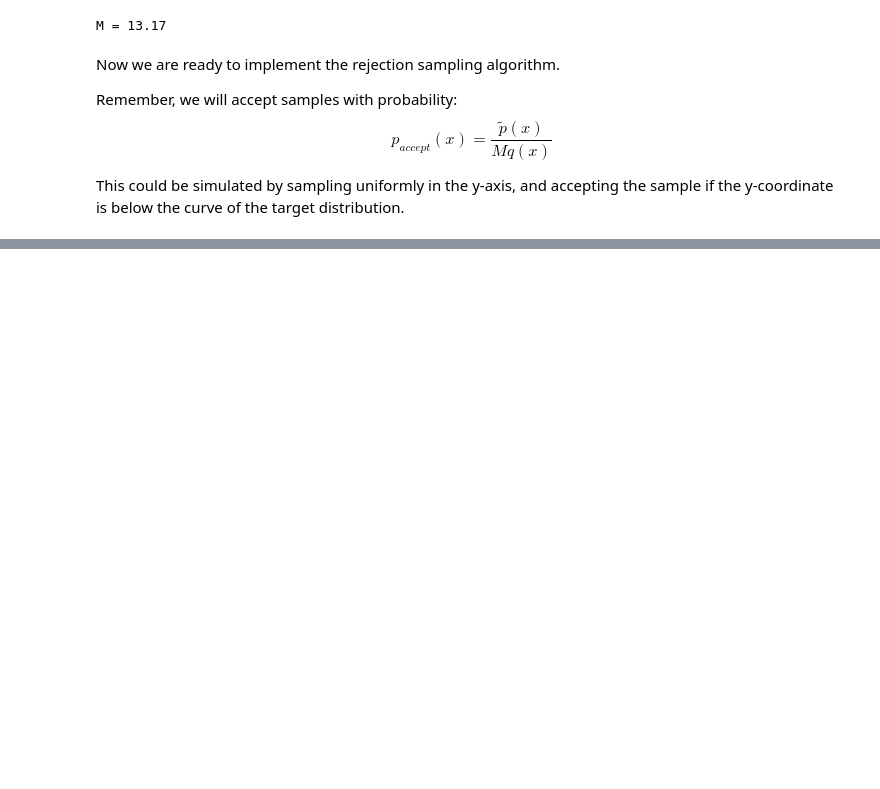
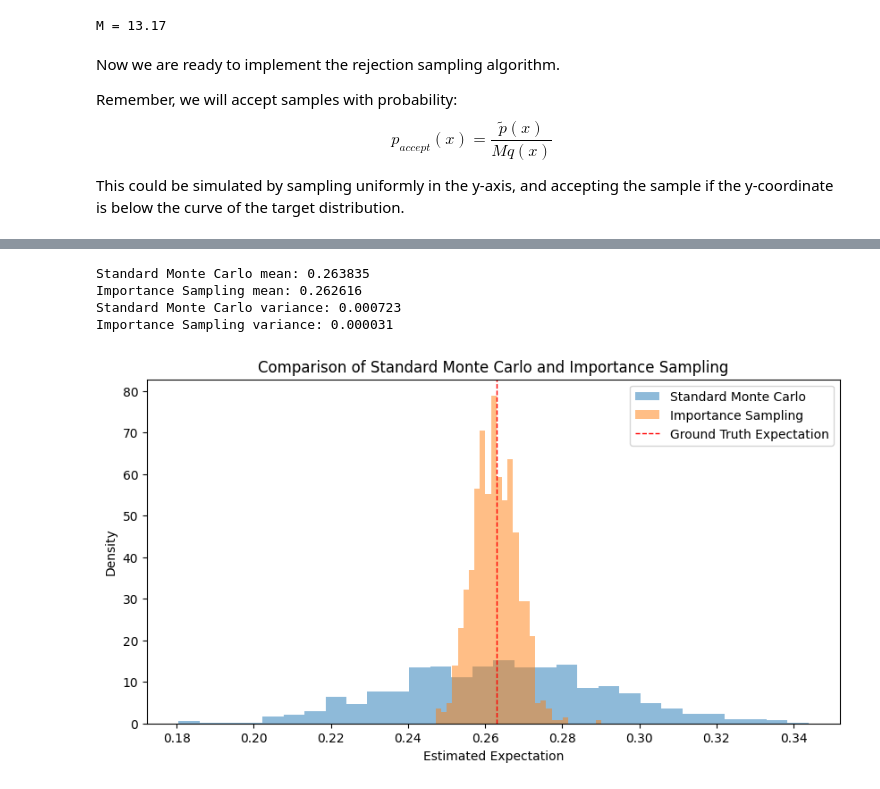
Before and after one commit to ut-vision/30min-of-deep-learning, a Jupyter notebook: 13_Sampling_Algorithms/index.ipynb, the cells around one changed output, grey strips where cells are left out. Drawn from its saved outputs; the diff is of its cells as text; code cells hidden in the pictures; blank space fills up the shorter version.

```diff
--- a/13_Sampling_Algorithms/index.ipynb
+++ b/13_Sampling_Algorithms/index.ipynb
@@ -113,0 +234,11 @@ plt.show()
+# %%
+def importance_sampling(n_samples, proposal_gaussian_mu, proposal_gaussian_sigma):
+    q_fn = stats.norm(proposal_gaussian_mu, proposal_gaussian_sigma)
+    x_samples = np.random.normal(proposal_gaussian_mu, proposal_gaussian_sigma, n_samples)
+    # Calculate the weights (p(x) / q(x))
+    weights = p(x_samples) / q_fn.pdf(x_samples)
+    # Calculate the weighted average of f(x)
+    f_values = f(x_samples)
+    weighted_f_values = f_values * weights
+    expectation = np.mean(weighted_f_values)
+    return expectation
@@ -113,0 +258,37 @@ plt.show()
+# %%
+# Set seed for reproducibility
+np.random.seed(42)
+# Run the comparison
+N_RUNS = 1000
+N_SAMPLES = 100
+standard_monte_carlo_results = []
+importance_sampling_results = []
+for _ in range(N_RUNS):
+    standard_monte_carlo_results.append(standard_monte_carlo(N_SAMPLES))
+    importance_sampling_results.append(importance_sampling(N_SAMPLES, proposal_gaussian_mu=2, proposal_gaussian_sigma=0.5))
+standard_monte_carlo_results = np.array(standard_monte_carlo_results)
+importance_sampling_results = np.array(importance_sampling_results)
+standard_monte_carlo_mean = np.mean(standard_monte_carlo_results)
+importance_sampling_mean = np.mean(importance_sampling_results)
+print(f'Standard Monte Carlo mean: {standard_monte_carlo_mean:.6f}')
+print(f'Importance Sampling mean: {importance_sampling_mean:.6f}')
+standard_monte_carlo_var = np.var(standard_monte_carlo_results)
+importance_sampling_var = np.var(importance_sampling_results)
+print(f'Standard Monte Carlo variance: {standard_monte_carlo_var:.6f}')
+print(f'Importance Sampling variance: {importance_sampling_var:.6f}')
+# Plot histograms of the results
+plt.figure(figsize=(10, 5))
+plt.hist(standard_monte_carlo_results, bins=30, density=True, alpha=0.5, label='Standard Monte Carlo')
+plt.hist(importance_sampling_results, bins=30, density=True, alpha=0.5, label='Importance Sampling')
+plt.axvline(pf_auc, color='red', linestyle='dashed', linewidth=1, label='Ground Truth Expectation')
+plt.title('Comparison of Standard Monte Carlo and Importance Sampling')
+plt.xlabel('Estimated Expectation')
+plt.ylabel('Density')
+plt.legend()
+plt.show()
+# %% [output]
+Standard Monte Carlo mean: 0.263835
+Importance Sampling mean: 0.262616
+Standard Monte Carlo variance: 0.000723
+Importance Sampling variance: 0.000031
+[figure, added]
```
Also changed, not shown: parts of 27 cells of this notebook.
